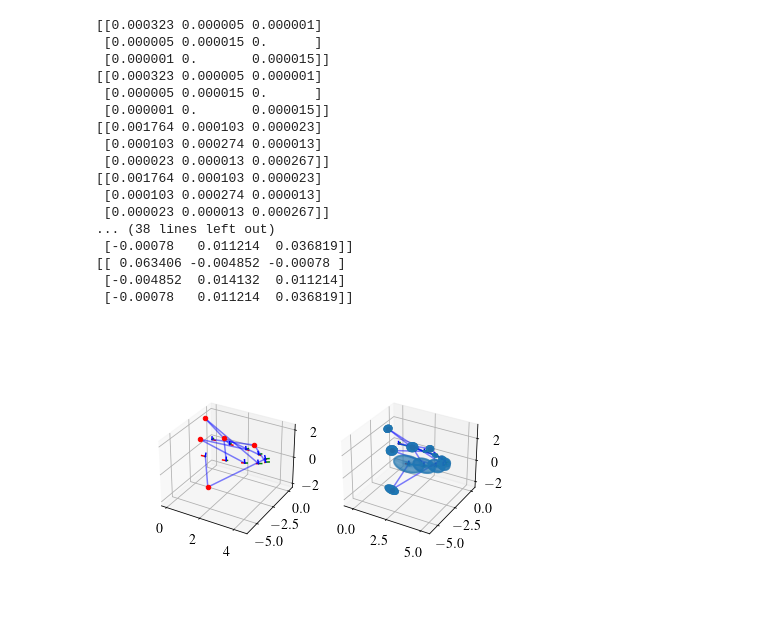
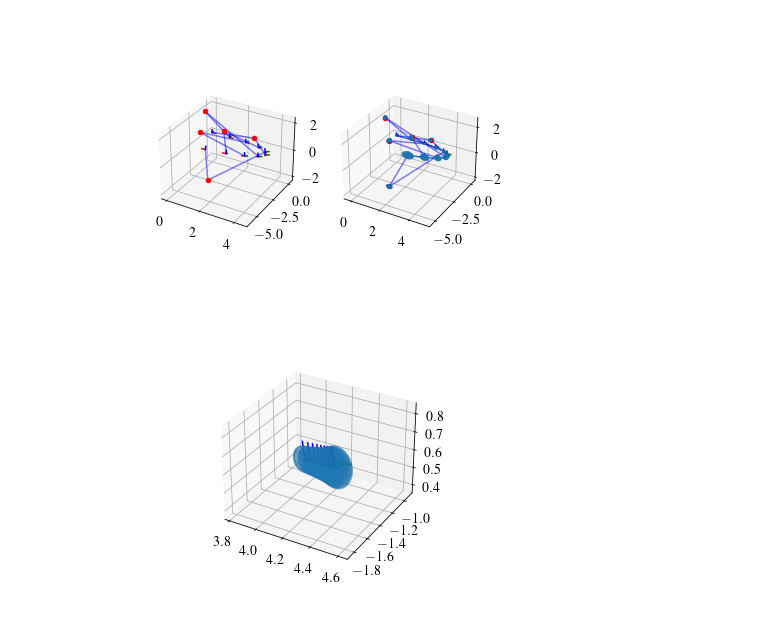
Before and after one commit to utiasASRL/pysteam, a Jupyter notebook: tutorials/LandmarkSTEAMExample.ipynb, the cells around one changed output. Drawn from its saved outputs; the diff is of its cells as text; code cells hidden in the pictures.

Commit message:
fix covariance interpolator

```diff
--- a/tutorials/LandmarkSTEAMExample.ipynb
+++ b/tutorials/LandmarkSTEAMExample.ipynb
@@ -173,55 +173,48 @@ for gt_T_ri in gt_T_ri_list:
 gt_r_list = [npla.inv(gt_T_ri)[:3, 3] for gt_T_ri in gt_T_ri_list]
 gt_p_list = [gt_p[:3, 0] for gt_p in gt_p_list]
 for k in range(K):
   ax.plot(*np.stack((gt_r_list[k], gt_p_list[k % Jland])).T, color='b', alpha=0.5)
 
 # estimated
 ax = fig.add_subplot(1, 2, 2, projection='3d')
 for p in p_var_list:
   ax.scatter(*p.evaluate()[:3, 0], color='r')
 for T_ri_var in T_ri_var_list:
   plot_frame(ax, npla.inv(T_ri_var.evaluate().matrix()), length=0.2)
 
 ax.plot(*rq)
 
 r_list = [npla.inv(T_ri_var.evaluate().matrix())[:3, 3] for T_ri_var in T_ri_var_list]
 p_list = [p.evaluate()[:3, 0] for p in p_var_list]
 for k in range(K):
   ax.plot(*np.stack((r_list[k], p_list[k % Jland])).T, color='b', alpha=0.5)
 
 covariance = Covariance(opt_prob)
 
 for T_ri_var in T_ri_var_list[1:]:
   T_ir = npla.inv(T_ri_var.evaluate().matrix())
   Ad_T_ir = se3op.tranAd(T_ir)
   T_ir_cov = Ad_T_ir @ covariance.query(T_ri_var) @ Ad_T_ir.T
   r_cov = T_ir_cov[:3, :3]
-  get_cov_ellipsoid(ax, T_ir[:3, 3], r_cov, alpha=0.1)
-
-for t, T_ri_var in zip(t_knot_list[1:], T_ri_var_list[1:]):
-  print(covariance.query(T_ri_var)[:3, :3])
-  print(trajectory.get_covariance(covariance, t)[:3, :3])
-
+  get_cov_ellipsoid(ax, T_ir[:3, 3], r_cov, nstd=1.0, alpha=0.1)
 
 p_cov_list = [covariance.query(p_var) for p_var in p_var_list]
 for k in range(K):
-  get_cov_ellipsoid(ax, p_list[k % Jland], p_cov_list[k % Jland], alpha=0.1)
+  get_cov_ellipsoid(ax, p_list[k % Jland], p_cov_list[k % Jland], nstd=1.0, alpha=0.1)
 # %% [output]
-[[0.000323 0.000005 0.000001]
- [0.000005 0.000015 0.      ]
- [0.000001 0.       0.000015]]
-[[0.000323 0.000005 0.000001]
- [0.000005 0.000015 0.      ]
- [0.000001 0.       0.000015]]
-[[0.001764 0.000103 0.000023]
- [0.000103 0.000274 0.000013]
- [0.000023 0.000013 0.000267]]
-[[0.001764 0.000103 0.000023]
- [0.000103 0.000274 0.000013]
- [0.000023 0.000013 0.000267]]
-... (38 lines left out)
- [-0.00078   0.011214  0.036819]]
-[[ 0.063406 -0.004852 -0.00078 ]
- [-0.004852  0.014132  0.011214]
- [-0.00078   0.011214  0.036819]]
-[figure, old version]
+[figure, new version]
+# %%
+fig = plt.figure()
+ax = fig.add_subplot(1, 1, 1, projection='3d')
+
+Kq = 4
+tq_list = np.linspace(t_list[Kq], t_list[Kq + 1], 10)
+for tq in tq_list:
+  T_ir = npla.inv(trajectory.get_pose_interpolator(Time(tq)).evaluate().matrix())
+  Ad_T_ir = se3op.tranAd(T_ir)
+  T_ir_cov = Ad_T_ir @ trajectory.get_covariance(covariance, Time(tq))[:6, :6] @ Ad_T_ir.T
+  r_cov = T_ir_cov[:3, :3]
+  plot_frame(ax, T_ir, length=0.1)
+  get_cov_ellipsoid(ax, T_ir[:3, 3], r_cov, nstd=1.0, alpha=0.1)
+# %% [output]
+[figure, added]
```
Also changed, not shown: parts of 1 cell of this notebook, 2 other files.
